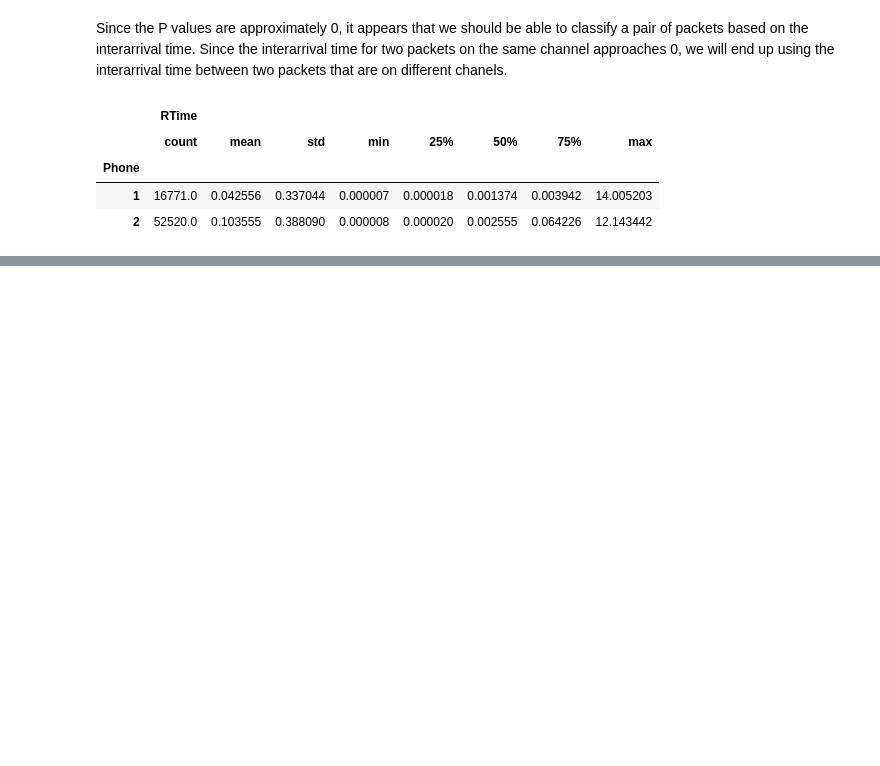
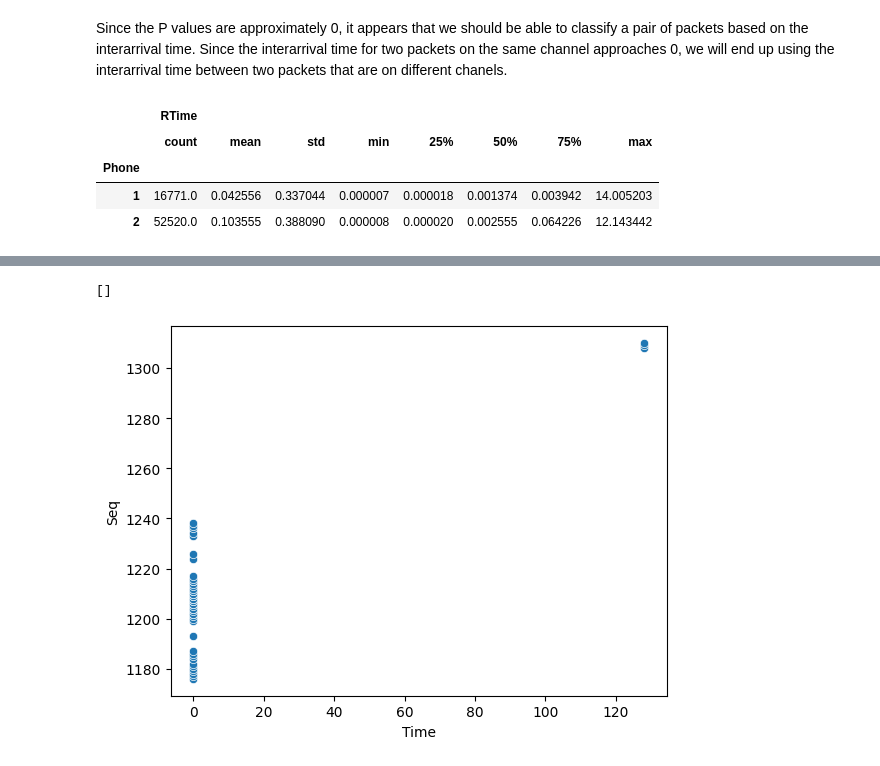
Before and after one commit to jdeinum/SDR, a Jupyter notebook: analysis/sdr_v3.ipynb, the cells around one changed output, grey strips where cells are left out. Saved outputs shown, nothing was run; the diff lists cells and outputs as text; code cells hidden in the pictures; blank space fills up the shorter version.

```diff
--- a/analysis/sdr_v3.ipynb
+++ b/analysis/sdr_v3.ipynb
@@ -194,0 +210,11 @@ df[df.CType == "Different"].loc[:, ["Phone", "RTime"]].groupby("Phone").describe
+# %%
+def to_local(string):
+    try:
+        x = bytearray(string, encoding="ascii")[1]
+    except:
+        return True
+
+    y = (x >> 1) & 1
+    return y == 1
+
+df["Random"] = df["Source"].str[0:2].map(to_local)
@@ -194,0 +244,6 @@ df[df.CType == "Different"].loc[:, ["Phone", "RTime"]].groupby("Phone").describe
+# %%
+sns.scatterplot(df[df.Phone == 1].iloc[0:50], x="Time", y="Seq")
+plt.plot()
+# %% [output]
+[]
+[figure, added]
```
Also changed, not shown: parts of 7 cells of this notebook.
